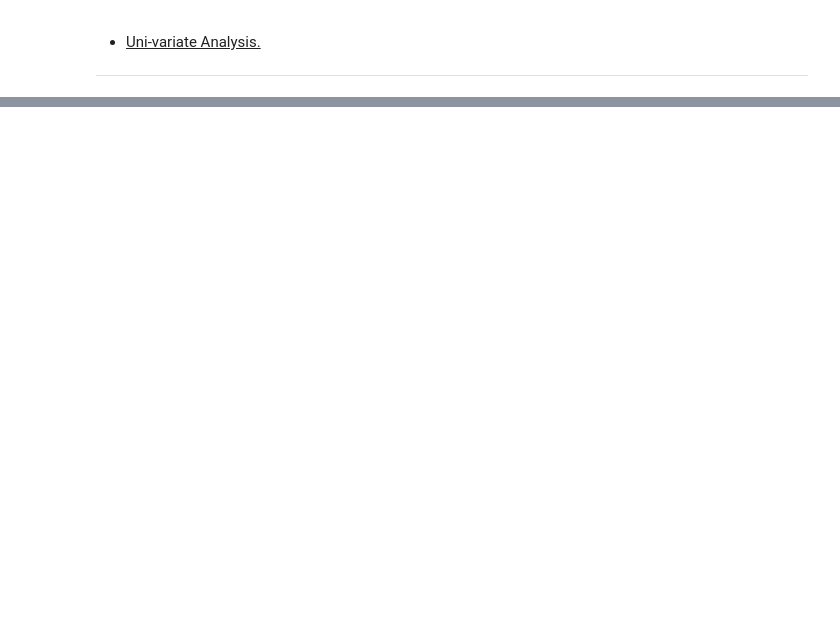
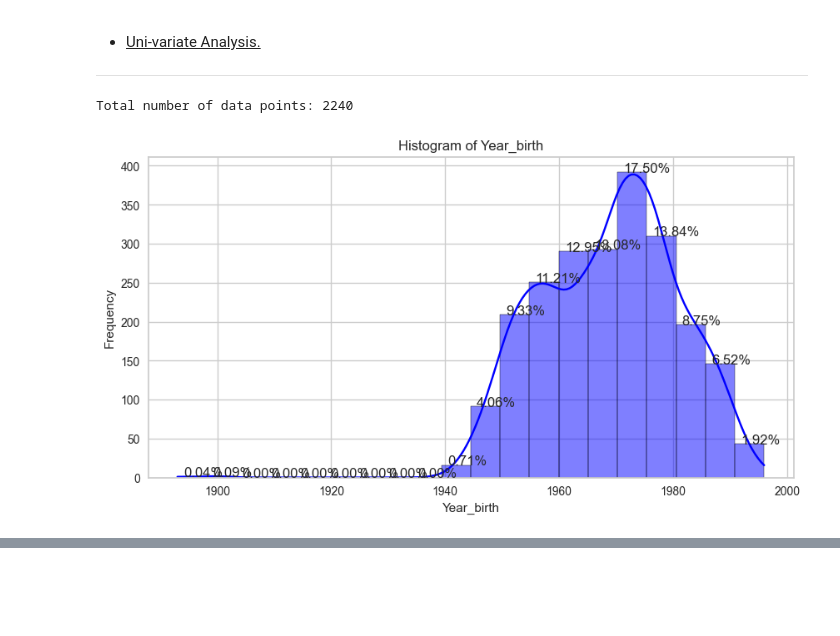
Before and after one commit to Sandipan-Roy/sr, a Jupyter notebook: ML/Unsupervised/DBSCAN/DBSCAN_SandipanRoy_20260511.ipynb, the cells around one changed output, grey strips where cells are left out. Cells and saved outputs as stored; diff of their text form; code cells hidden in the pictures; blank space fills up the shorter version.

Commit message:
DBSCAN final commit

```diff
--- a/ML/Unsupervised/DBSCAN/DBSCAN_SandipanRoy_20260511.ipynb
+++ b/ML/Unsupervised/DBSCAN/DBSCAN_SandipanRoy_20260511.ipynb
@@ -183,7 +215,7 @@ def acquire_data(url, sourceType="csv", verbose=False):
         raise ValueError("Currently, only 'csv' source type is supported.")
 
     # Reading the CSV file from the provided URL
-    df = pd.read_csv(url)
+    df = pd.read_csv(url, sep="\t")
 
     # If verbose is True, print the shape of the DataFrame and its columns
     if verbose:
@@ -196,0 +226,3 @@ data = acquire_data(url, verbose=True)
+# %%
+url = "https://raw.githubusercontent.com/Sandipan-Roy/sr/refs/heads/Dev/ML/Unsupervised/DBSCAN/data/raw/marketing_campaign.csv"
+data = acquire_data(url, verbose=True)
@@ -295,6 +397,8 @@ for the purpose of targeting different segments for different types of mileage o
 # %%
 total_datapoints = data.shape[0]
 print(f"Total number of data points: {total_datapoints}")
+# %% [output]
+Total number of data points: 2240
 # %%
 def plot_univariate_distribution(df, column, plot_type="histogram", plot_width=6, plot_height=4, bins=None):
     """
@@ -322,7 +426,7 @@ def plot_univariate_distribution(df, column, plot_type="histogram", plot_width=6
                 ax = sns.histplot(df[column], kde=True, color='blue')
             plt.ylabel('Frequency')
         elif plot_type == "countplot":
-            ax = sns.countplot(x=df[column], palette='magma', binwidth=bins)
+            ax = sns.countplot(x=df[column], palette='magma')
             plt.ylabel('Count')
         else:
             raise ValueError("Invalid plot type. Use 'histogram' or 'boxplot' or 'countplot'.")
@@ -340,3 +444,7 @@ def plot_univariate_distribution(df, column, plot_type="histogram", plot_width=6
     plt.title(f'{plot_type.capitalize()} of {column.capitalize()}')
     plt.xlabel(column.capitalize())
     plt.show()
+# %%
+plot_univariate_distribution(data, column="Year_Birth", plot_type="histogram", plot_width=10, plot_height=5, bins=20)
+# %% [output]
+[figure, added]
```
Also changed, not shown: parts of 118 cells of this notebook, 3 other files.
